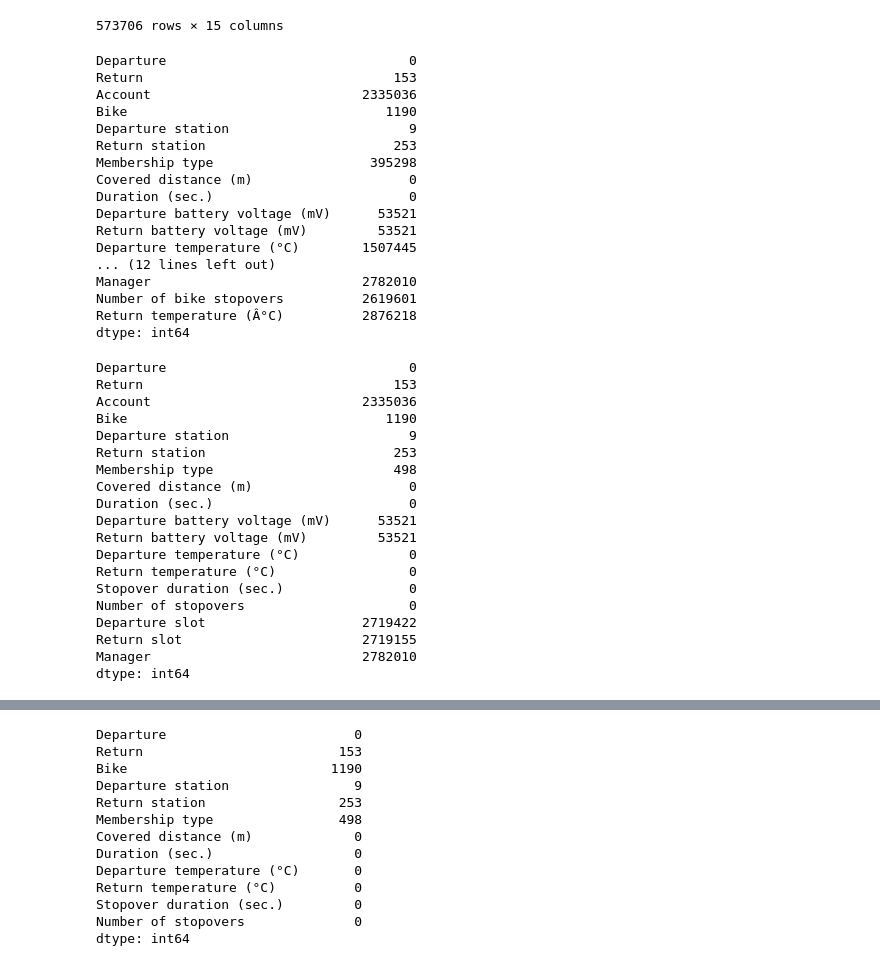
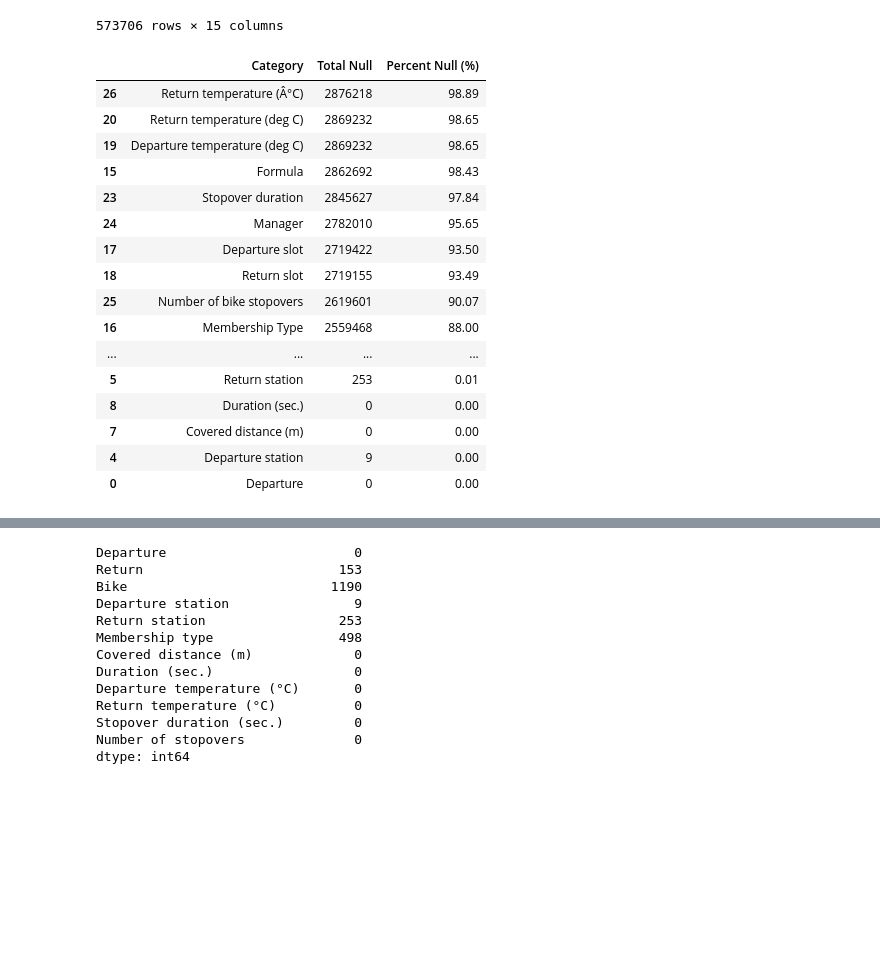
Before and after one commit to JordanFortney/mobiBikeAnalysisCoV, a Jupyter notebook: mobiBikeAnalysisCoV.ipynb, the cells around one changed output, grey strips where cells are left out. Saved outputs shown, nothing was run; the diff lists cells and outputs as text; code cells hidden in the pictures; blank space fills up the shorter version.

```diff
--- a/mobiBikeAnalysisCoV.ipynb
+++ b/mobiBikeAnalysisCoV.ipynb
@@ -32,25 +32,34 @@ for file in os.listdir(myPath):
     if (file.endswith(".csv")) and (file != 'Mobi_System_Data_2017.csv') :
         tempDF = pd.read_csv(myPath+"/"+file)
         mobiDF = mobiDF.append(tempDF)
-mobiDF.isna().sum()
-# %% [output]
-Departure                               0
-Return                                153
-Account                           2335036
-Bike                                 1190
-Departure station                       9
-Return station                        253
-Membership type                    395298
-Covered distance (m)                    0
-Duration (sec.)                         0
-Departure battery voltage (mV)      53521
-Return battery voltage (mV)         53521
-Departure temperature (°C)        1507445
-... (12 lines left out)
-Manager                           2782010
-Number of bike stopovers          2619601
-Return temperature (Â°C)          2876218
-dtype: int64
+# %%
+# Create a temp dataframe for null vlaue totals
+nullTotalDF = pd.DataFrame(mobiDF.isnull().sum()).reset_index()
+nullTotalDF.columns = ['Category', 'Total Null']
+# Create a temp dataframe for null value percentages
+nullPercentDF = pd.DataFrame(round(mobiDF.isnull().sum()/mobiDF.shape[0]*100,2)).reset_index()
+nullPercentDF.columns = ['Category', 'Percent Null (%)']
+# Merge temporary null value datasets and sort by null percentage
+nullDF = pd.merge(nullTotalDF, nullPercentDF, on = 'Category')
+nullDF.sort_values('Percent Null (%)', ascending = False)
+# %% [output]
+|  | Category | Total Null | Percent Null (%) |
+| 26 | Return temperature (Â°C) | 2876218 | 98.89 |
+| 20 | Return temperature (deg C) | 2869232 | 98.65 |
+| 19 | Departure temperature (deg C) | 2869232 | 98.65 |
+| 15 | Formula | 2862692 | 98.43 |
+| 23 | Stopover duration | 2845627 | 97.84 |
+| 24 | Manager | 2782010 | 95.65 |
+| 17 | Departure slot | 2719422 | 93.50 |
+| 18 | Return slot | 2719155 | 93.49 |
+| 25 | Number of bike stopovers | 2619601 | 90.07 |
+| 16 | Membership Type | 2559468 | 88.00 |
+| ... | ... | ... | ... |
+| 5 | Return station | 253 | 0.01 |
+| 8 | Duration (sec.) | 0 | 0.00 |
+| 7 | Covered distance (m) | 0 | 0.00 |
+| 4 | Departure station | 9 | 0.00 |
+| 0 | Departure | 0 | 0.00 |
 # %%
 mobiDF = pd.read_csv('data/Mobi_System_Data_2017.csv')
 
@@ -78,24 +87,3 @@ for file in os.listdir(myPath):
             elif col == 'Stopover duration':
                 tempDF.rename(columns = {'Stopover duration':'Stopover duration (sec.)'}, inplace = True)
         mobiDF = mobiDF.append(tempDF)
-mobiDF.isna().sum()
-# %% [output]
-Departure                               0
-Return                                153
-Account                           2335036
-Bike                                 1190
-Departure station                       9
-Return station                        253
-Membership type                       498
-Covered distance (m)                    0
-Duration (sec.)                         0
-Departure battery voltage (mV)      53521
-Return battery voltage (mV)         53521
-Departure temperature (°C)              0
-Return temperature (°C)                 0
-Stopover duration (sec.)                0
-Number of stopovers                     0
-Departure slot                    2719422
-Return slot                       2719155
-Manager                           2782010
-dtype: int64
```
Also changed, not shown: parts of 4 cells of this notebook.
